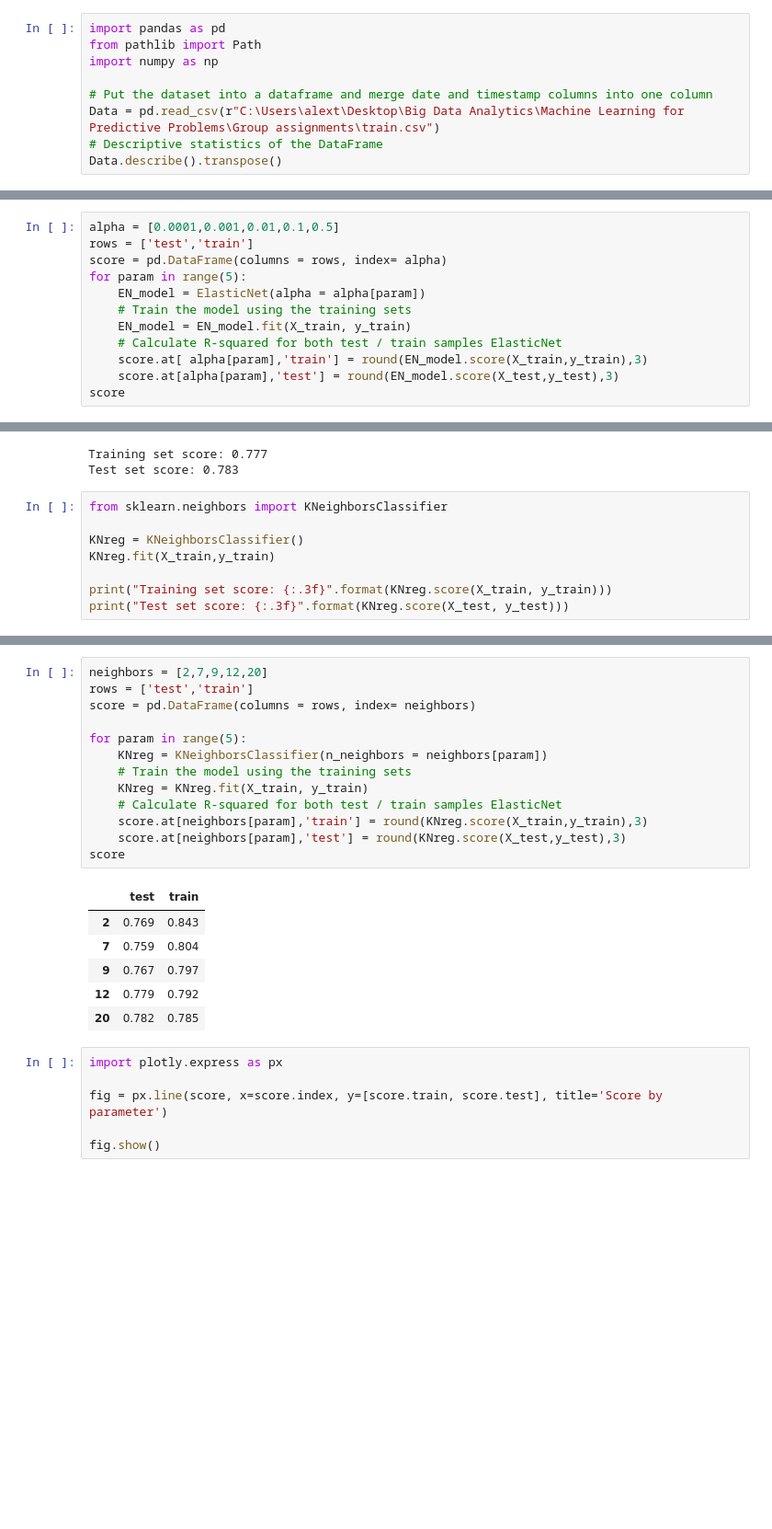
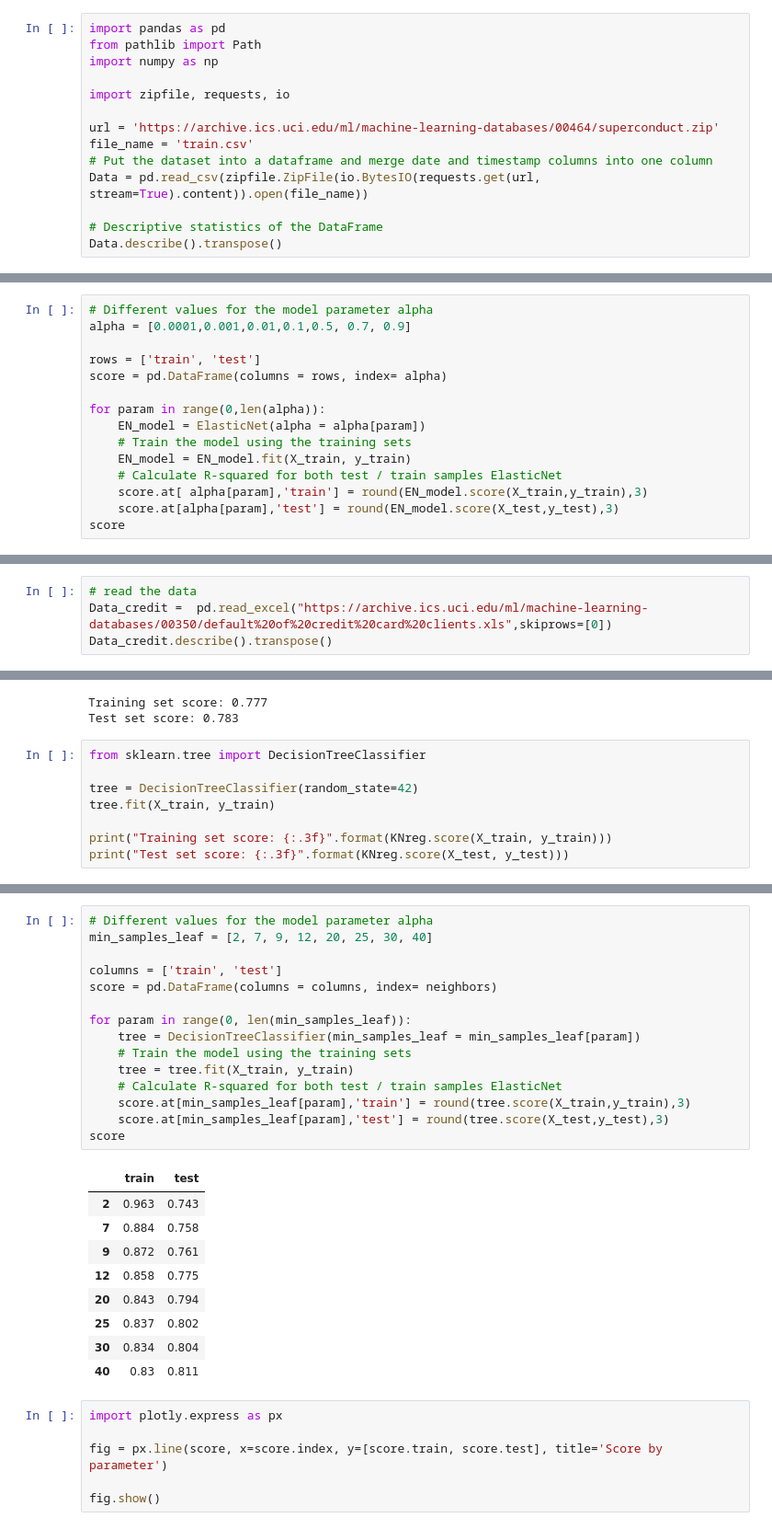
Before and after one commit to AlexTouvras/supervised_learning, a Jupyter notebook: Assignment_1.ipynb, the cells around one changed output, grey strips where cells are left out. Shown at 92% size. Saved outputs shown, nothing was run; the diff lists cells and outputs as text; blank space fills up the shorter version.

```diff
--- a/Assignment_1.ipynb
+++ b/Assignment_1.ipynb
@@ -18,7 +18,12 @@ import pandas as pd
 from pathlib import Path
 import numpy as np
 
+import zipfile, requests, io
+
+url = 'https://archive.ics.uci.edu/ml/machine-learning-databases/00464/superconduct.zip'
+file_name = 'train.csv'
 # Put the dataset into a dataframe and merge date and timestamp columns into one column
-Data = pd.read_csv(r"C:\Users\alext\Desktop\Big Data Analytics\Machine Learning for Predictive Problems\Group assignments\train.csv")
+Data = pd.read_csv(zipfile.ZipFile(io.BytesIO(requests.get(url, stream=True).content)).open(file_name))
+
 # Descriptive statistics of the DataFrame
 Data.describe().transpose()
@@ -80,10 +91,13 @@ print('Test set score: ' + str(round(EN_model.score(X_test,y_test),3)))
 Training set score: 0.719
 Test set score: 0.706
 # %%
-alpha = [0.0001,0.001,0.01,0.1,0.5]
-rows = ['test','train']
+# Different values for the model parameter alpha
+alpha = [0.0001,0.001,0.01,0.1,0.5, 0.7, 0.9]
+
+rows = ['train', 'test']
 score = pd.DataFrame(columns = rows, index= alpha)
-for param in range(5):
+
+for param in range(0,len(alpha)):
     EN_model = ElasticNet(alpha = alpha[param])
     # Train the model using the training sets
     EN_model = EN_model.fit(X_train, y_train)
@@ -179,0 +184,4 @@ Data_credit.describe().transpose()
+# %%
+# read the data
+Data_credit =  pd.read_excel("https://archive.ics.uci.edu/ml/machine-learning-databases/00350/default%20of%20credit%20card%20clients.xls",skiprows=[0])
+Data_credit.describe().transpose()
@@ -216,10 +242,10 @@ print("Test set score: {:.3f}".format(logr.score(X_test, y_test)))
 Training set score: 0.777
 Test set score: 0.783
 # %%
-from sklearn.neighbors import KNeighborsClassifier
+from sklearn.tree import DecisionTreeClassifier
 
-KNreg = KNeighborsClassifier()
-KNreg.fit(X_train,y_train)
+tree = DecisionTreeClassifier(random_state=42)
+tree.fit(X_train, y_train)
 
 print("Training set score: {:.3f}".format(KNreg.score(X_train, y_train)))
 print("Test set score: {:.3f}".format(KNreg.score(X_test, y_test)))
@@ -229,23 +255,28 @@ Test set score: 0.751
 # %%
-neighbors = [2,7,9,12,20]
-rows = ['test','train']
-score = pd.DataFrame(columns = rows, index= neighbors)
+# Different values for the model parameter alpha
+min_samples_leaf = [2, 7, 9, 12, 20, 25, 30, 40]
 
-for param in range(5):
-    KNreg = KNeighborsClassifier(n_neighbors = neighbors[param])
+columns = ['train', 'test']
+score = pd.DataFrame(columns = columns, index= neighbors)
+
+for param in range(0, len(min_samples_leaf)):
+    tree = DecisionTreeClassifier(min_samples_leaf = min_samples_leaf[param])
     # Train the model using the training sets
-    KNreg = KNreg.fit(X_train, y_train)
+    tree = tree.fit(X_train, y_train)
     # Calculate R-squared for both test / train samples ElasticNet
-    score.at[neighbors[param],'train'] = round(KNreg.score(X_train,y_train),3)
-    score.at[neighbors[param],'test'] = round(KNreg.score(X_test,y_test),3)
+    score.at[min_samples_leaf[param],'train'] = round(tree.score(X_train,y_train),3)
+    score.at[min_samples_leaf[param],'test'] = round(tree.score(X_test,y_test),3)
 score
 # %% [output]
-|  | test | train |
-| 2 | 0.769 | 0.843 |
-| 7 | 0.759 | 0.804 |
-| 9 | 0.767 | 0.797 |
-| 12 | 0.779 | 0.792 |
-| 20 | 0.782 | 0.785 |
+|  | train | test |
+| 2 | 0.963 | 0.743 |
+| 7 | 0.884 | 0.758 |
+| 9 | 0.872 | 0.761 |
+| 12 | 0.858 | 0.775 |
+| 20 | 0.843 | 0.794 |
+| 25 | 0.837 | 0.802 |
+| 30 | 0.834 | 0.804 |
+| 40 | 0.83 | 0.811 |
 # %%
 import plotly.express as px
 
```
Also changed, not shown: parts of 25 cells of this notebook.
